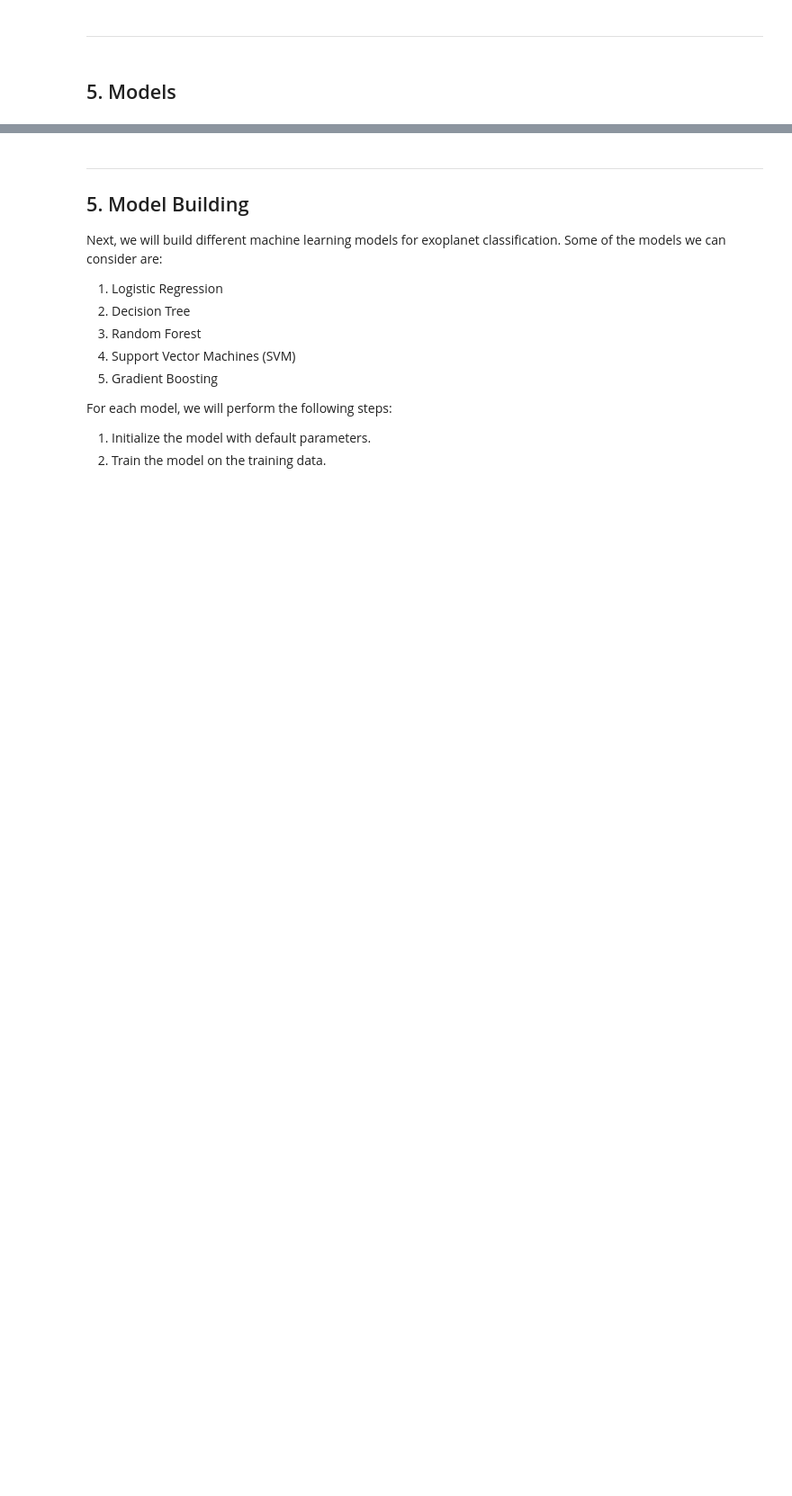
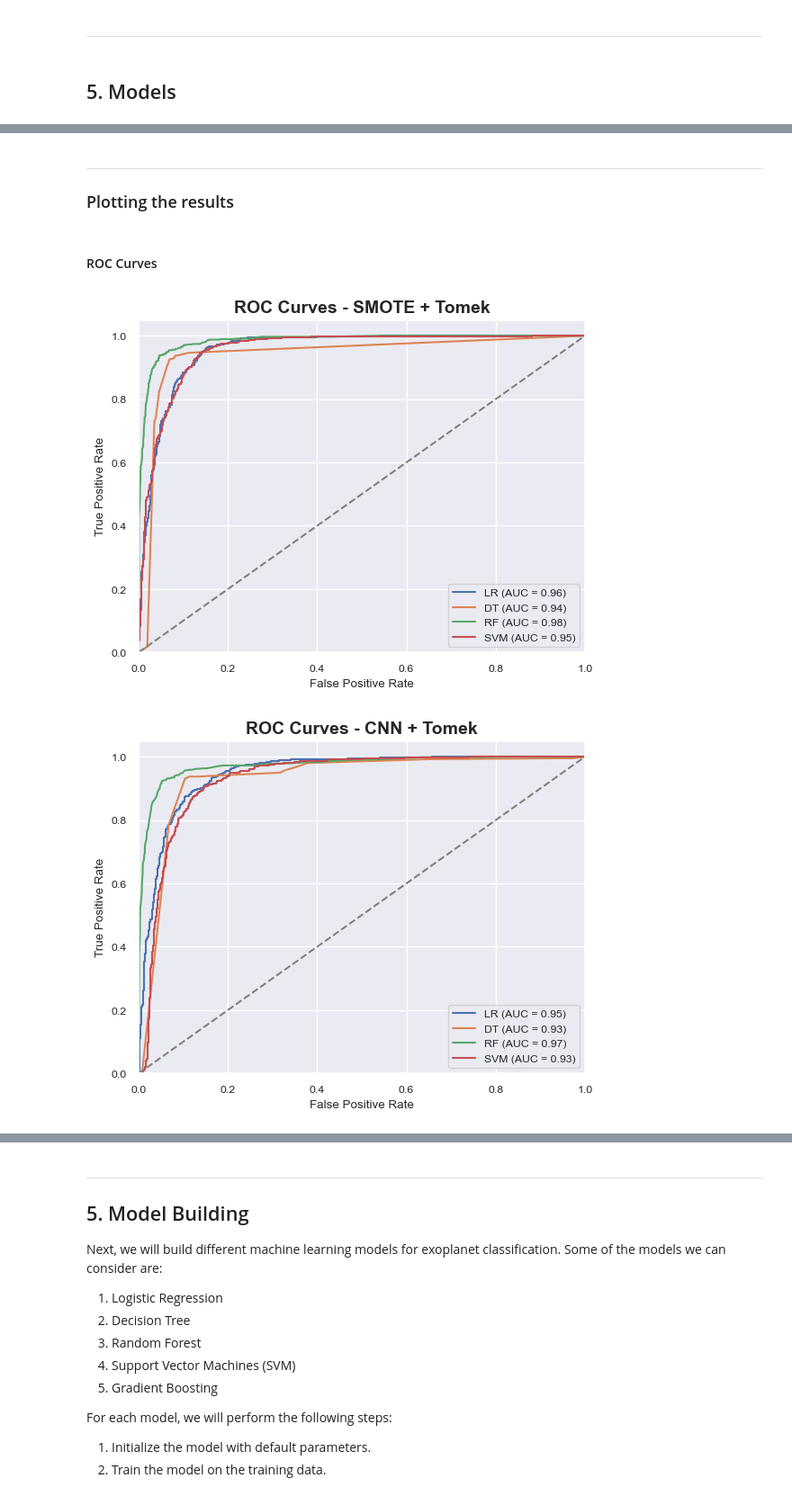
Before and after one commit to Nart-Tehaucha/Data_Science-Lab-Exoplanets, a Jupyter notebook: temp_notebook.ipynb, the cells around one changed output, grey strips where cells are left out. Shown at 90% size. Cells and saved outputs as stored; diff of their text form; code cells hidden in the pictures; blank space fills up the shorter version.

```diff
--- a/temp_notebook.ipynb
+++ b/temp_notebook.ipynb
@@ -736,0 +813,62 @@ plt.show()
+# %% [markdown]
+***
+### Plotting the results
+# %% [markdown]
+#### ROC Curves
+# %%
+import matplotlib.pyplot as plt
+from sklearn.metrics import roc_curve, roc_auc_score
+
+# List of models for 'models_os'
+models_os = [logreg_os_res[5], dt_os_res[5], rf_os_res[5], svm_os_res[5]]
+
+# List of models for 'models_us'
+models_us = [logreg_us_res[5], dt_us_res[5], rf_us_res[5], svm_us_res[5]]
+
+# List of model names for plotting
+model_names = ['LR', 'DT', 'RF', 'SVM']
+
+# Create separate ROC curve plots for 'models_os'
+plt.figure()
+for i, model in enumerate(models_os):
+    if hasattr(model, 'predict_proba'):
+        y_pred = model.predict_proba(X_test_os)[:, 1]
+    else:
+        y_pred = model.decision_function(X_test_os)  # Use decision_function for SVM
+
+    fpr, tpr, _ = roc_curve(y_test, y_pred)
+    auc = roc_auc_score(y_test, y_pred)
+    plt.plot(fpr, tpr, label='{} (AUC = {:.2f})'.format(model_names[i], auc))
+
+plt.plot([0, 1], [0, 1], color='gray', linestyle='--')  # Plot diagonal (random classifier)
+plt.xlim([0, 1])
+plt.ylim([0, 1.05])
+plt.xlabel('False Positive Rate')
+plt.ylabel('True Positive Rate')
+plt.title('ROC Curves - SMOTE + Tomek', fontsize=14, fontweight='bold')
+plt.legend(loc='lower right')
+plt.show()
+
+# Create separate ROC curve plots for 'models_us'
+plt.figure()
+for i, model in enumerate(models_us):
+    if hasattr(model, 'predict_proba'):
+        y_pred = model.predict_proba(X_test_us)[:, 1]
+    else:
+        y_pred = model.decision_function(X_test_us)  # Use decision_function for SVM
+
+    fpr, tpr, _ = roc_curve(y_test, y_pred)
+    auc = roc_auc_score(y_test, y_pred)
+    plt.plot(fpr, tpr, label='{} (AUC = {:.2f})'.format(model_names[i], auc))
+
+plt.plot([0, 1], [0, 1], color='gray', linestyle='--')  # Plot diagonal (random classifier)
+plt.xlim([0, 1])
+plt.ylim([0, 1.05])
+plt.xlabel('False Positive Rate')
+plt.ylabel('True Positive Rate')
+plt.title('ROC Curves - CNN + Tomek', fontsize=14, fontweight='bold')
+plt.legend(loc='lower right')
+plt.show()
+# %% [output]
+[figure, added]
+[figure, added]
```
Also changed, not shown: parts of 32 cells of this notebook, 1 other file.
